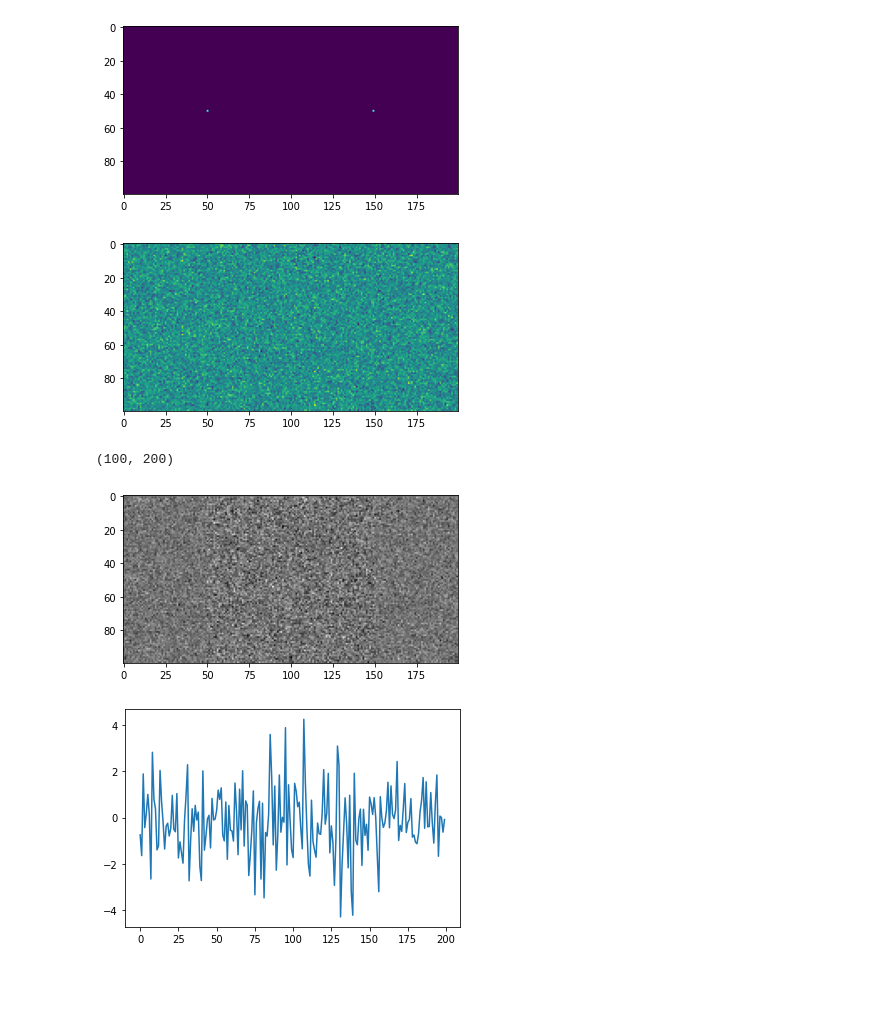
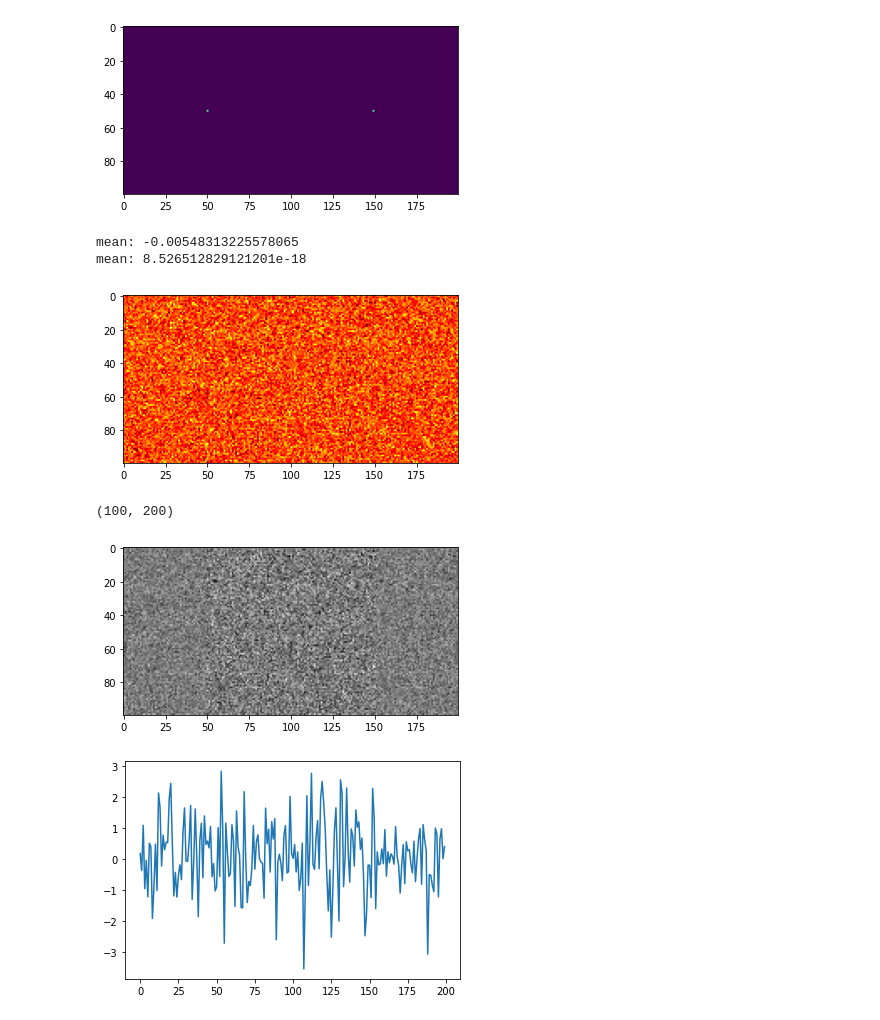
Before and after one commit to olivierleblanc/diffusercam, a Jupyter notebook: bernat/autocorrelation02b.ipynb, the cells around one changed output. Drawn from its saved outputs; the diff is of its cells as text; code cells hidden in the pictures; blank space fills up the shorter version.

```diff
--- a/bernat/autocorrelation02b.ipynb
+++ b/bernat/autocorrelation02b.ipynb
@@ -25,6 +25,9 @@ print(newsize)
 h=h.resize(newsize,Image.ANTIALIAS)
 h = np.array(h,dtype=float)
 h = h[:, :, 0] #RGB to Gray-scale
+print('mean:',h.mean())
+h = h - h.mean()
+print('mean:',h.mean())
 size_x = len(h[0])
 size_y = len(h)
 print(h.shape) #[Y,X]
@@ -179,11 +185,16 @@ plt.show()
 [figure]
 # %%
 h = np.random.randn(size_y, size_x)
+print('mean:',h.mean())
+h = h - h.mean()
+print('mean:',h.mean())
 
-plt.imshow(h)
+plt.imshow(h,cmap='hot')
 plt.show()
 # %% [output]
+mean: -0.00548313225578065
+mean: 8.526512829121201e-18
-[figure, old version]
+[figure, new version]
 # %%
 y=signal.fftconvolve(x,h,mode='same')
 
@@ -197,8 +208,8 @@ plt.plot(y[50,:])
 plt.show()
 # %% [output]
 (100, 200)
-[figure, old version]
+[figure, new version]
-[figure, old version]
+[figure, new version]
 # %%
 hf = np.flip(h)
 
```
Also changed, not shown: parts of 8 cells of this notebook.
